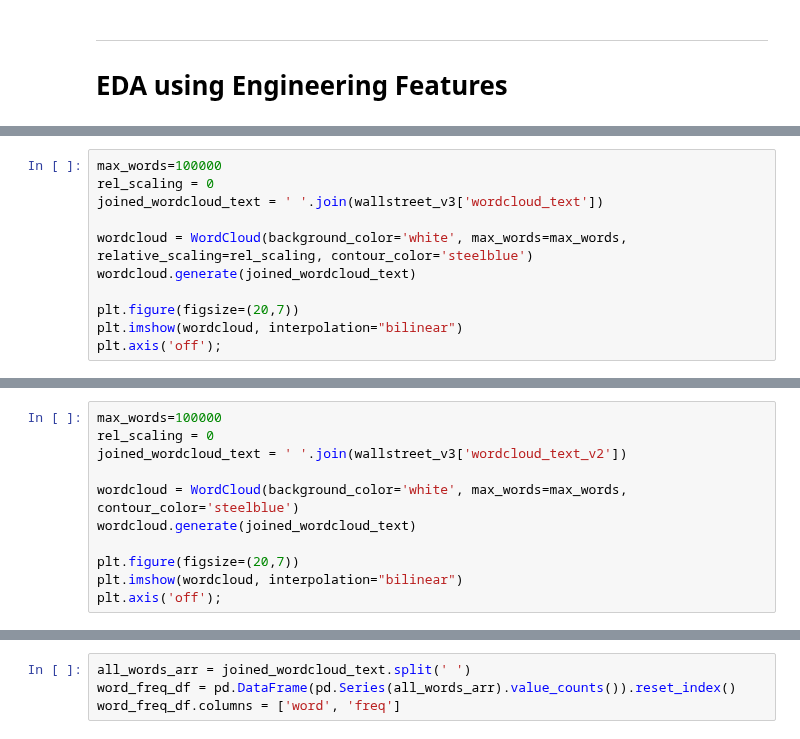
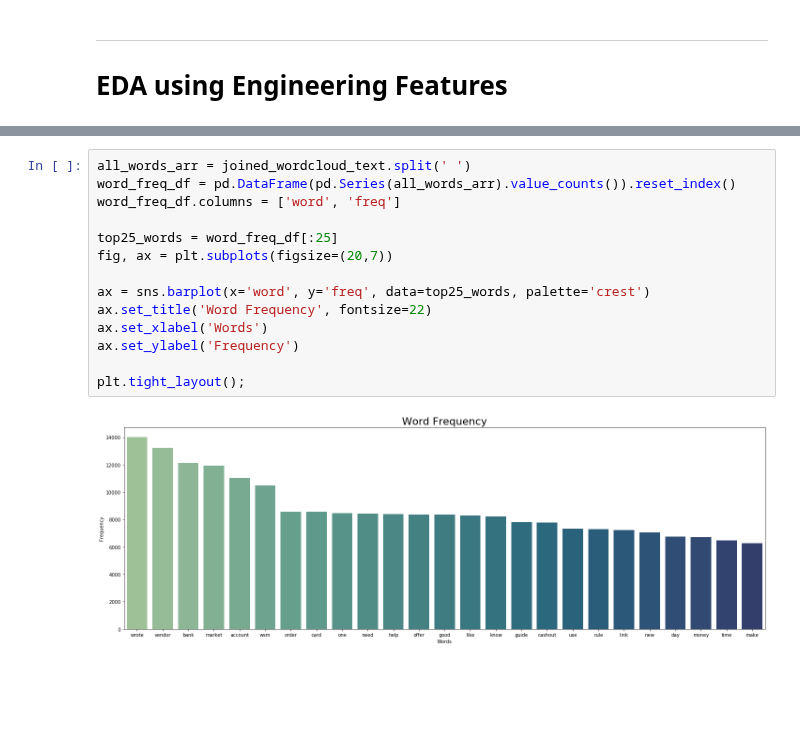
Before and after one commit to Morgan-Sell/darknet-economics, a Jupyter notebook: wallstreet_feat_eng_eda.ipynb, the cells around one changed output, grey strips where cells are left out. Drawn from its saved outputs; the diff is of its cells as text; blank space fills up the shorter version.

```diff
--- a/wallstreet_feat_eng_eda.ipynb
+++ b/wallstreet_feat_eng_eda.ipynb
@@ -477,11 +341,0 @@ plt.axis('off');
-# %%
-max_words=100000
-rel_scaling = 0
-joined_wordcloud_text = ' '.join(wallstreet_v3['wordcloud_text'])
-
-wordcloud = WordCloud(background_color='white', max_words=max_words, relative_scaling=rel_scaling, contour_color='steelblue')
-wordcloud.generate(joined_wordcloud_text)
-
-plt.figure(figsize=(20,7))
-plt.imshow(wordcloud, interpolation="bilinear")
-plt.axis('off');
@@ -509,11 +341,0 @@ Name: wordcloud_text_v2, Length: 45372, dtype: object
-# %%
-max_words=100000
-rel_scaling = 0
-joined_wordcloud_text = ' '.join(wallstreet_v3['wordcloud_text_v2'])
-
-wordcloud = WordCloud(background_color='white', max_words=max_words, contour_color='steelblue')
-wordcloud.generate(joined_wordcloud_text)
-
-plt.figure(figsize=(20,7))
-plt.imshow(wordcloud, interpolation="bilinear")
-plt.axis('off');
@@ -522,4 +342,16 @@ plt.axis('off');
 # %%
 all_words_arr = joined_wordcloud_text.split(' ')
 word_freq_df = pd.DataFrame(pd.Series(all_words_arr).value_counts()).reset_index()
 word_freq_df.columns = ['word', 'freq']
+
+top25_words = word_freq_df[:25]
+fig, ax = plt.subplots(figsize=(20,7))
+
+ax = sns.barplot(x='word', y='freq', data=top25_words, palette='crest')
+ax.set_title('Word Frequency', fontsize=22)
+ax.set_xlabel('Words')
+ax.set_ylabel('Frequency')
+
+plt.tight_layout();
+# %% [output]
+[figure, added]
```
Also changed, not shown: parts of 28 cells of this notebook, 4 other files.
